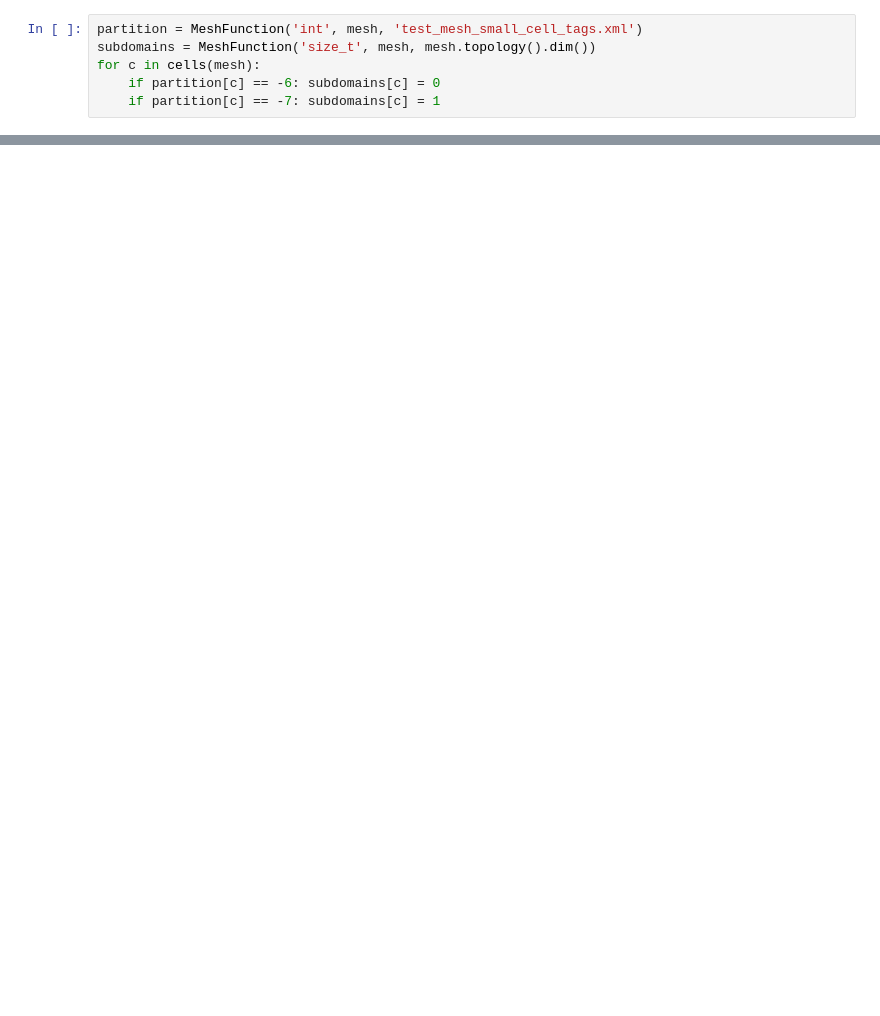
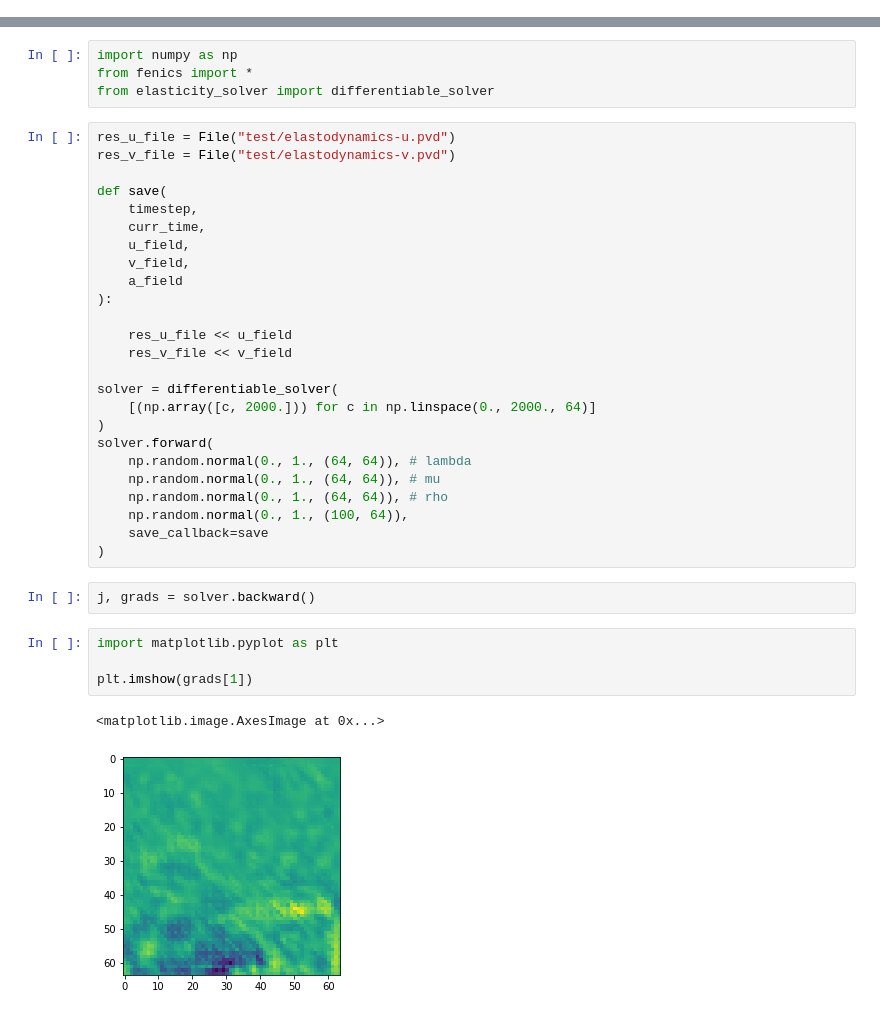
Before and after one commit to HSE-LAMBDA/RheologyReconstruction, a Jupyter notebook: pipeline/dolfin_adjoint/demo.ipynb, the cells around one changed output, grey strips where cells are left out. Cells and saved outputs as stored; diff of their text form; blank space fills up the shorter version.

```diff
--- a/pipeline/dolfin_adjoint/demo.ipynb
+++ b/pipeline/dolfin_adjoint/demo.ipynb
@@ -13,6 +0,0 @@ base_space    = FunctionSpace(mesh, 'DG', 2)
-# %%
-partition = MeshFunction('int', mesh, 'test_mesh_small_cell_tags.xml')
-subdomains = MeshFunction('size_t', mesh, mesh.topology().dim())
-for c in cells(mesh):
-    if partition[c] == -6: subdomains[c] = 0
-    if partition[c] == -7: subdomains[c] = 1
@@ -379,0 +1,38 @@ Wall time: 36.7 s
+# %%
+import numpy as np
+from fenics import *
+from elasticity_solver import differentiable_solver
+# %%
+res_u_file = File("test/elastodynamics-u.pvd")
+res_v_file = File("test/elastodynamics-v.pvd")
+
+def save(
+    timestep,
+    curr_time,
+    u_field,
+    v_field,
+    a_field
+):
+
+    res_u_file << u_field
+    res_v_file << v_field
+
+solver = differentiable_solver(
+    [(np.array([c, 2000.])) for c in np.linspace(0., 2000., 64)]
+)
+solver.forward(
+    np.random.normal(0., 1., (64, 64)), # lambda
+    np.random.normal(0., 1., (64, 64)), # mu
+    np.random.normal(0., 1., (64, 64)), # rho
+    np.random.normal(0., 1., (100, 64)),
+    save_callback=save
+)
+# %%
+j, grads = solver.backward()
+# %%
+import matplotlib.pyplot as plt
+
+plt.imshow(grads[1])
+# %% [output]
+<matplotlib.image.AxesImage at 0x...>
+[figure, added]
```
Also changed, not shown: parts of 43 cells of this notebook, 5 other files.
